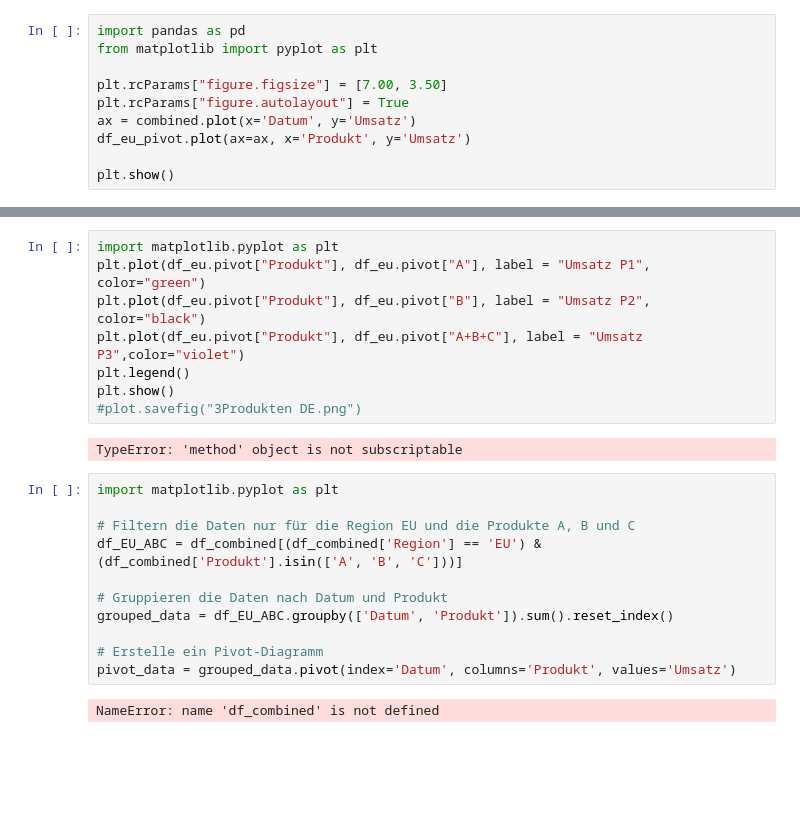
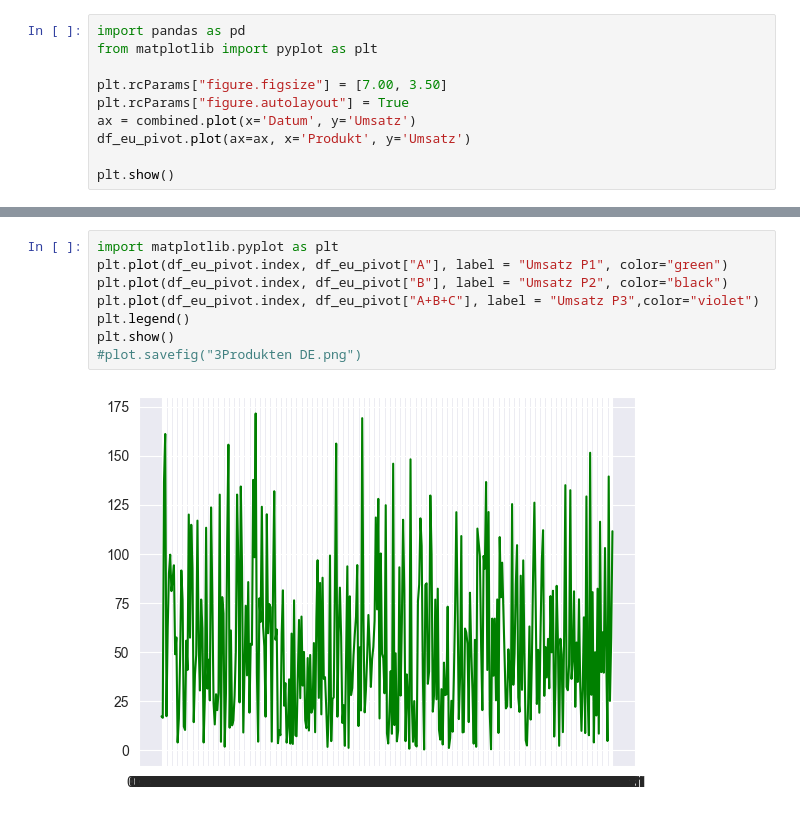
Before and after one commit to DataCraftAnca/Shop-Analyse, a Jupyter notebook: Shop analyse.ipynb, the cells around one changed output, grey strips where cells are left out. Cells and saved outputs as stored; diff of their text form; blank space fills up the shorter version.

```diff
--- a/Shop analyse.ipynb
+++ b/Shop analyse.ipynb
@@ -205,23 +191,10 @@ Datum
 # %%
 import matplotlib.pyplot as plt
-plt.plot(df_eu.pivot["Produkt"], df_eu.pivot["A"], label = "Umsatz P1", color="green")
-plt.plot(df_eu.pivot["Produkt"], df_eu.pivot["B"], label = "Umsatz P2", color="black")
-plt.plot(df_eu.pivot["Produkt"], df_eu.pivot["A+B+C"], label = "Umsatz P3",color="violet")
+plt.plot(df_eu_pivot.index, df_eu_pivot["A"], label = "Umsatz P1", color="green")
+plt.plot(df_eu_pivot.index, df_eu_pivot["B"], label = "Umsatz P2", color="black")
+plt.plot(df_eu_pivot.index, df_eu_pivot["A+B+C"], label = "Umsatz P3",color="violet")
 plt.legend()
 plt.show()
 #plot.savefig("3Produkten DE.png")
 # %% [output]
-TypeError: 'method' object is not subscriptable
+[figure, added]
-# %%
-import matplotlib.pyplot as plt
-
-# Filtern die Daten nur für die Region EU und die Produkte A, B und C
-df_EU_ABC = df_combined[(df_combined['Region'] == 'EU') & (df_combined['Produkt'].isin(['A', 'B', 'C']))]
-
-# Gruppieren die Daten nach Datum und Produkt
-grouped_data = df_EU_ABC.groupby(['Datum', 'Produkt']).sum().reset_index()
-
-# Erstelle ein Pivot-Diagramm
-pivot_data = grouped_data.pivot(index='Datum', columns='Produkt', values='Umsatz')
-# %% [output]
-NameError: name 'df_combined' is not defined
```
Also changed, not shown: parts of 11 cells of this notebook, 1 other file.
